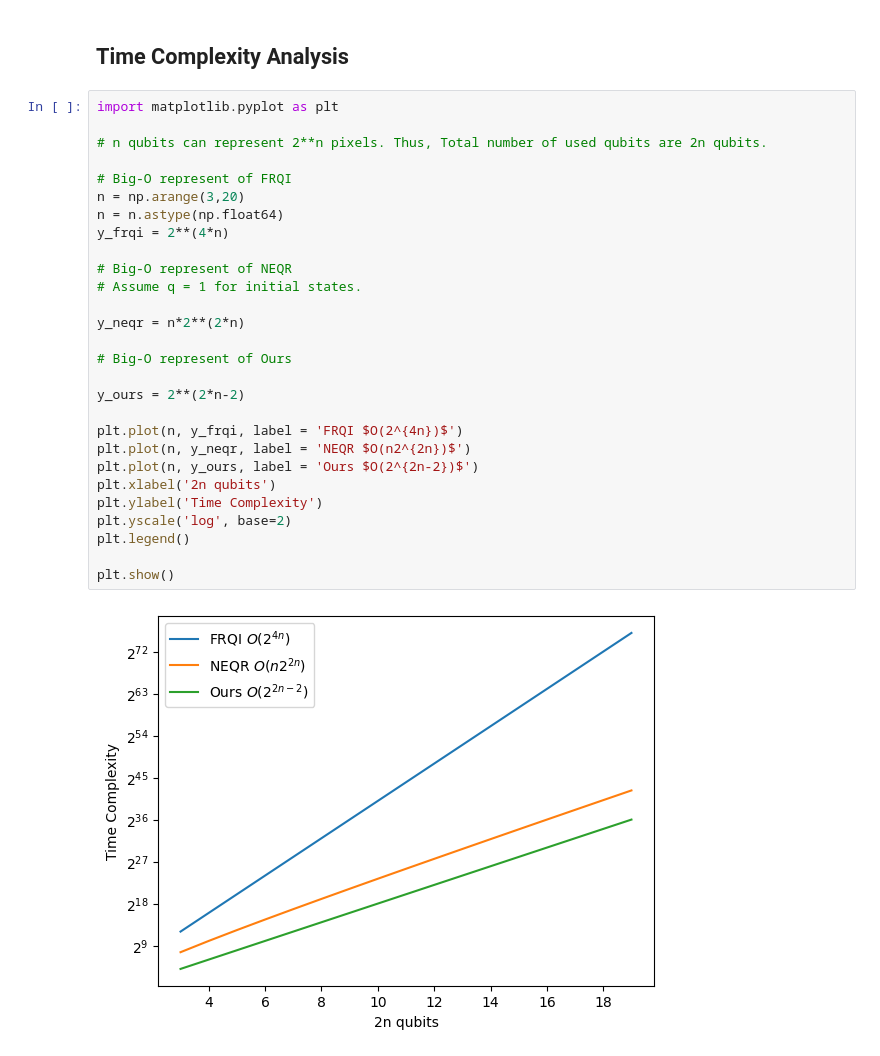
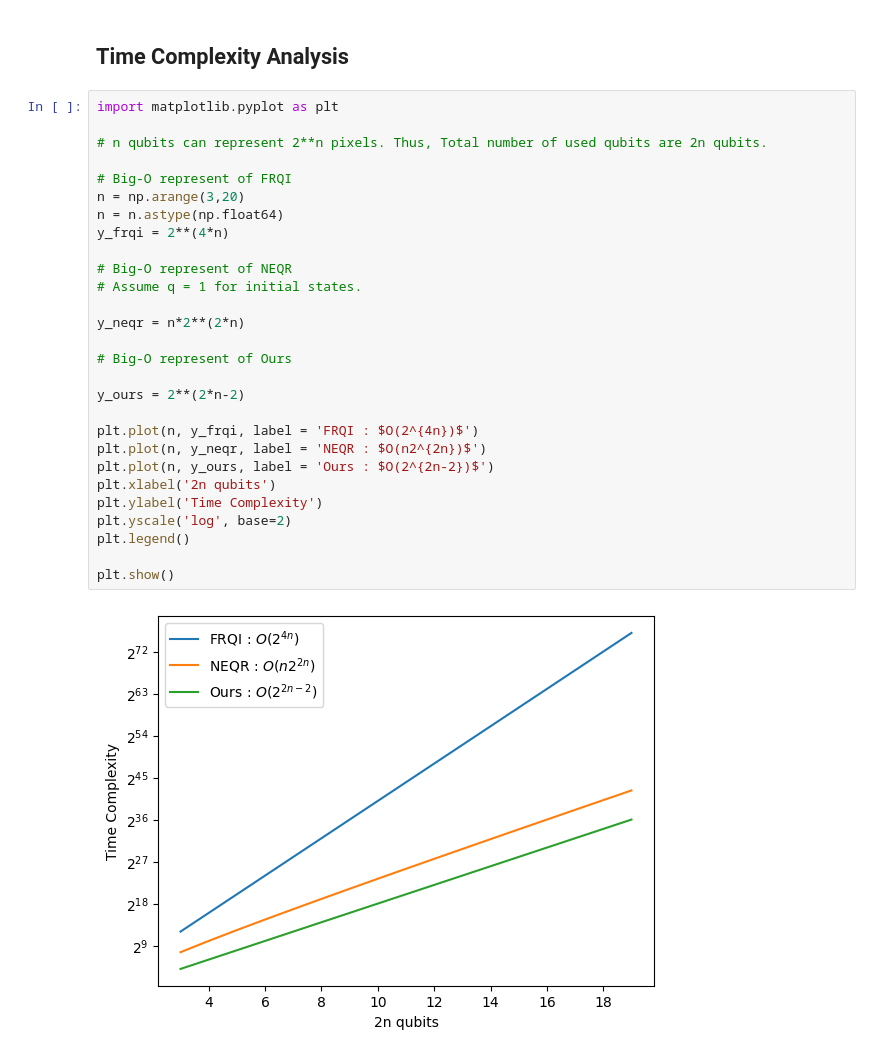
Before and after one commit to ksm999/Stereo, a Jupyter notebook: Quantum_Image_Processing.ipynb, the cells around one changed output. Cells and saved outputs as stored; diff of their text form.

```diff
--- a/Quantum_Image_Processing.ipynb
+++ b/Quantum_Image_Processing.ipynb
@@ -799,30 +799,30 @@ plot_bloch_multivector(state)
 # %%
 import matplotlib.pyplot as plt
 
 # n qubits can represent 2**n pixels. Thus, Total number of used qubits are 2n qubits.
 
 # Big-O represent of FRQI
 n = np.arange(3,20)
 n = n.astype(np.float64)
 y_frqi = 2**(4*n)
 
 # Big-O represent of NEQR
 # Assume q = 1 for initial states.
 
 y_neqr = n*2**(2*n)
 
 # Big-O represent of Ours
 
 y_ours = 2**(2*n-2)
 
-plt.plot(n, y_frqi, label = 'FRQI $O(2^{4n})$')
-plt.plot(n, y_neqr, label = 'NEQR $O(n2^{2n})$')
-plt.plot(n, y_ours, label = 'Ours $O(2^{2n-2})$')
+plt.plot(n, y_frqi, label = 'FRQI : $O(2^{4n})$')
+plt.plot(n, y_neqr, label = 'NEQR : $O(n2^{2n})$')
+plt.plot(n, y_ours, label = 'Ours : $O(2^{2n-2})$')
 plt.xlabel('2n qubits')
 plt.ylabel('Time Complexity')
 plt.yscale('log', base=2)
 plt.legend()
 
 plt.show()
 # %% [output]
-[figure, old version]
+[figure, new version]
```
